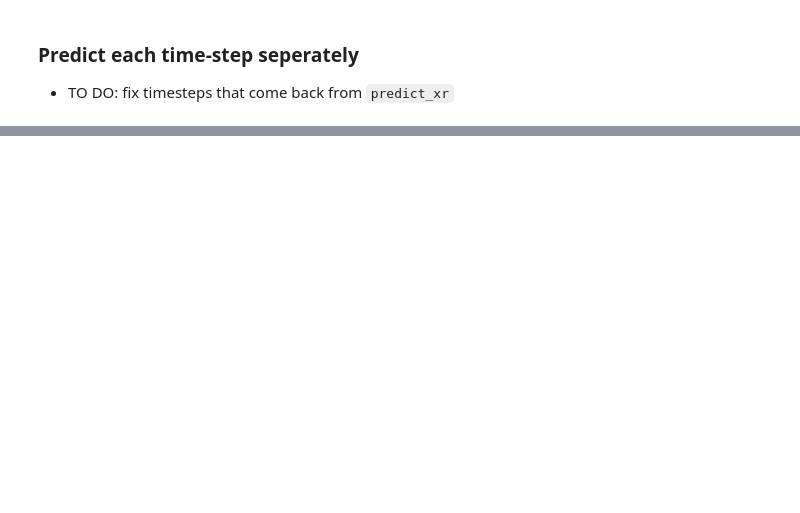
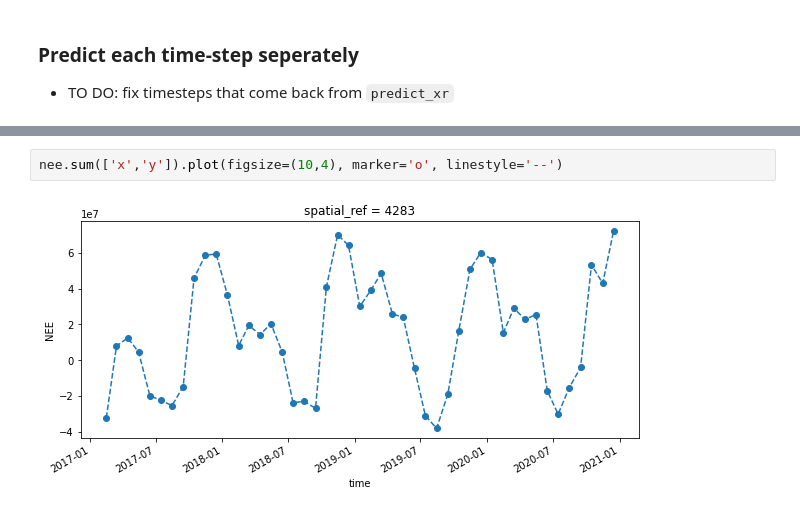
Before and after one commit to cbur24/NEE_modelling, a Jupyter notebook: 4_Predict.ipynb, the cells around one changed output, grey strips where cells are left out. Drawn from its saved outputs; the diff is of its cells as text; blank space fills up the shorter version.

```diff
--- a/4_Predict.ipynb
+++ b/4_Predict.ipynb
@@ -57,0 +137,4 @@ nee.plot.imshow(col='time', col_wrap=6);
+# %%
+nee.sum(['x','y']).plot(figsize=(10,4), marker='o', linestyle='--')
+# %% [output]
+[figure, added]
```
Also changed, not shown: parts of 13 cells of this notebook, 2 other files.
